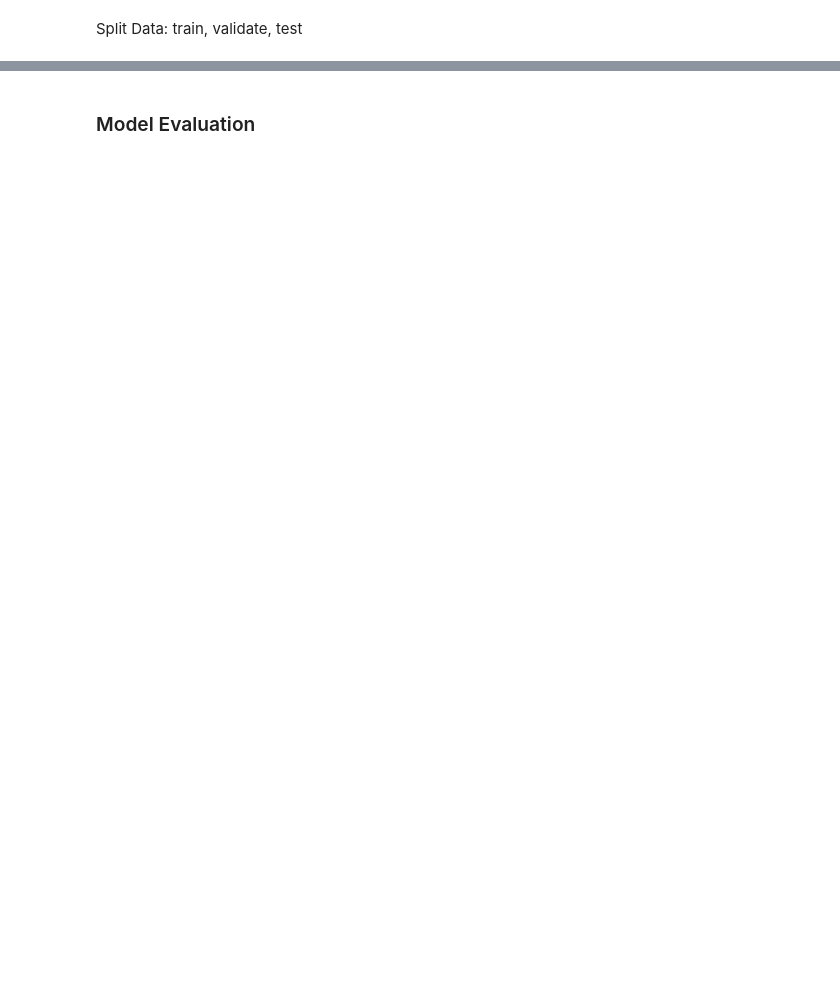
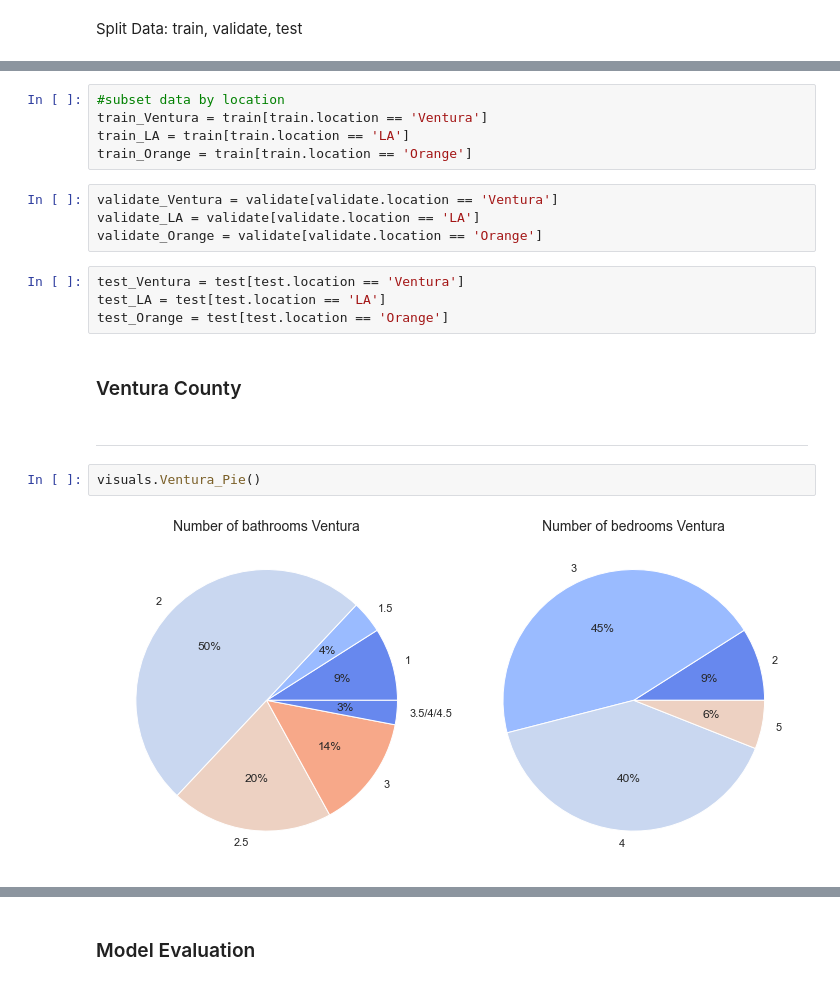
Before and after one commit to Kayfj41901/regression_exercises, a Jupyter notebook: Regression Project Estimating Home Value.ipynb, the cells around one changed output, grey strips where cells are left out. Cells and saved outputs as stored; diff of their text form; blank space fills up the shorter version.

```diff
--- a/Regression Project Estimating Home Value.ipynb
+++ b/Regression Project Estimating Home Value.ipynb
@@ -87,0 +109,21 @@ train.head(2)
+# %%
+#subset data by location
+train_Ventura = train[train.location == 'Ventura']
+train_LA = train[train.location == 'LA']
+train_Orange = train[train.location == 'Orange']
+# %%
+validate_Ventura = validate[validate.location == 'Ventura']
+validate_LA = validate[validate.location == 'LA']
+validate_Orange = validate[validate.location == 'Orange']
+# %%
+test_Ventura = test[test.location == 'Ventura']
+test_LA = test[test.location == 'LA']
+test_Orange = test[test.location == 'Orange']
+# %% [markdown]
+### Ventura County
+# %% [markdown]
+<hr style="border-top: 5px groove LightCyan ; margin-top: 1px; margin-bottom: 1px"></hr>
+# %%
+visuals.Ventura_Pie()
+# %% [output]
+[figure, added]
```
Also changed, not shown: parts of 208 cells of this notebook, 11 other files.
